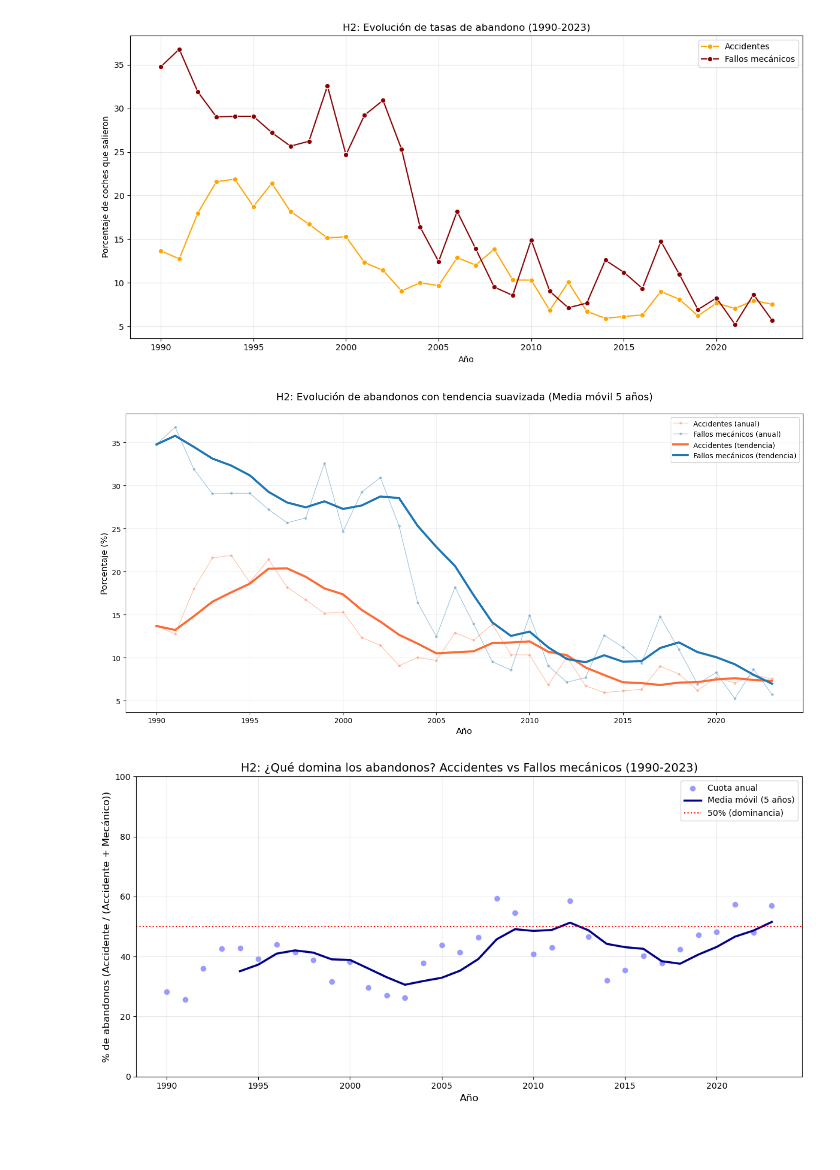
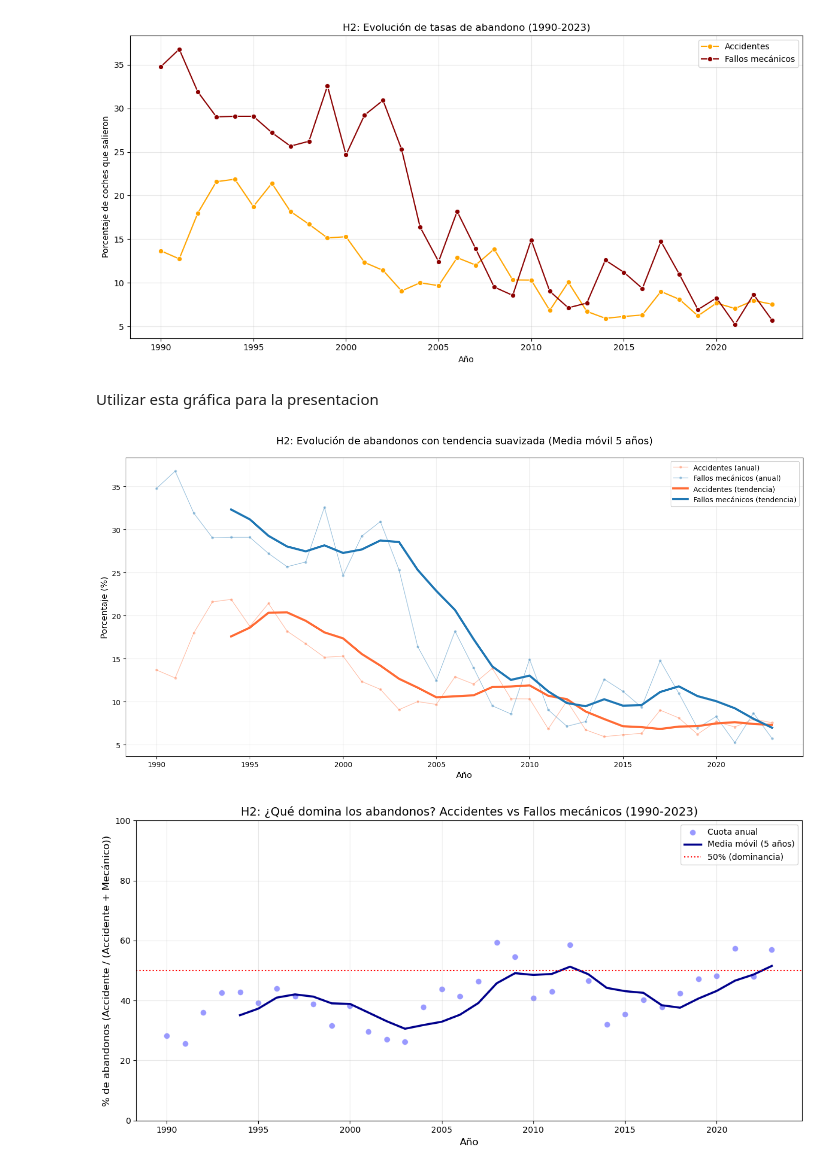
Before and after one commit to BorjaBG/EDA_F1, a Jupyter notebook: notebooks/hipotesis 2.ipynb, the cells around one changed output. Saved outputs shown, nothing was run; the diff lists cells and outputs as text; code cells hidden in the pictures; blank space fills up the shorter version.

```diff
--- a/notebooks/hipotesis 2.ipynb
+++ b/notebooks/hipotesis 2.ipynb
@@ -270,11 +270,13 @@ plt.tight_layout()
 plt.show()
 # %% [output]
 [figure]
+# %% [markdown]
+Utilizar esta gráfica para la presentacion
 # %%
 # Media móvil de 5 años para suavizar
 window = 5
-acc_mm = accidentes_90_23.rolling(window=window, min_periods=1).mean()
-mec_mm = mecanicos_90_23.rolling(window=window, min_periods=1).mean()
+acc_mm = accidentes_90_23.rolling(window=window).mean()
+mec_mm = mecanicos_90_23.rolling(window=window).mean()
 
 plt.figure(figsize=(14, 7))
 
@@ -297,34 +299,34 @@ sns.lineplot(
     linewidth=1,
     alpha=0.4
 )
 
 # Media móvil (destacada)
 sns.lineplot(
     data=acc_mm,
     color='#FF6B35',
     label='Accidentes (tendencia)',
     linewidth=3
 )
 sns.lineplot(
     data=mec_mm,
     color='#1F77B4',
     label='Fallos mecánicos (tendencia)',
     linewidth=3
 )
 
 plt.title(
     'H2: Evolución de abandonos con tendencia suavizada (Media móvil 5 años)',
     fontsize=14,
     pad=20
 )
 plt.xlabel('Año', fontsize=12)
 plt.ylabel('Porcentaje (%)', fontsize=12)
 plt.legend(fontsize=10)
 plt.grid(True, alpha=0.2)
 plt.tight_layout()
 plt.show()
 # %% [output]
-[figure, old version]
+[figure, new version]
 # %%
 # --- Gráfico de media móvil de A/(A+M) ---
 
```
Also changed, not shown: 3 other files.
